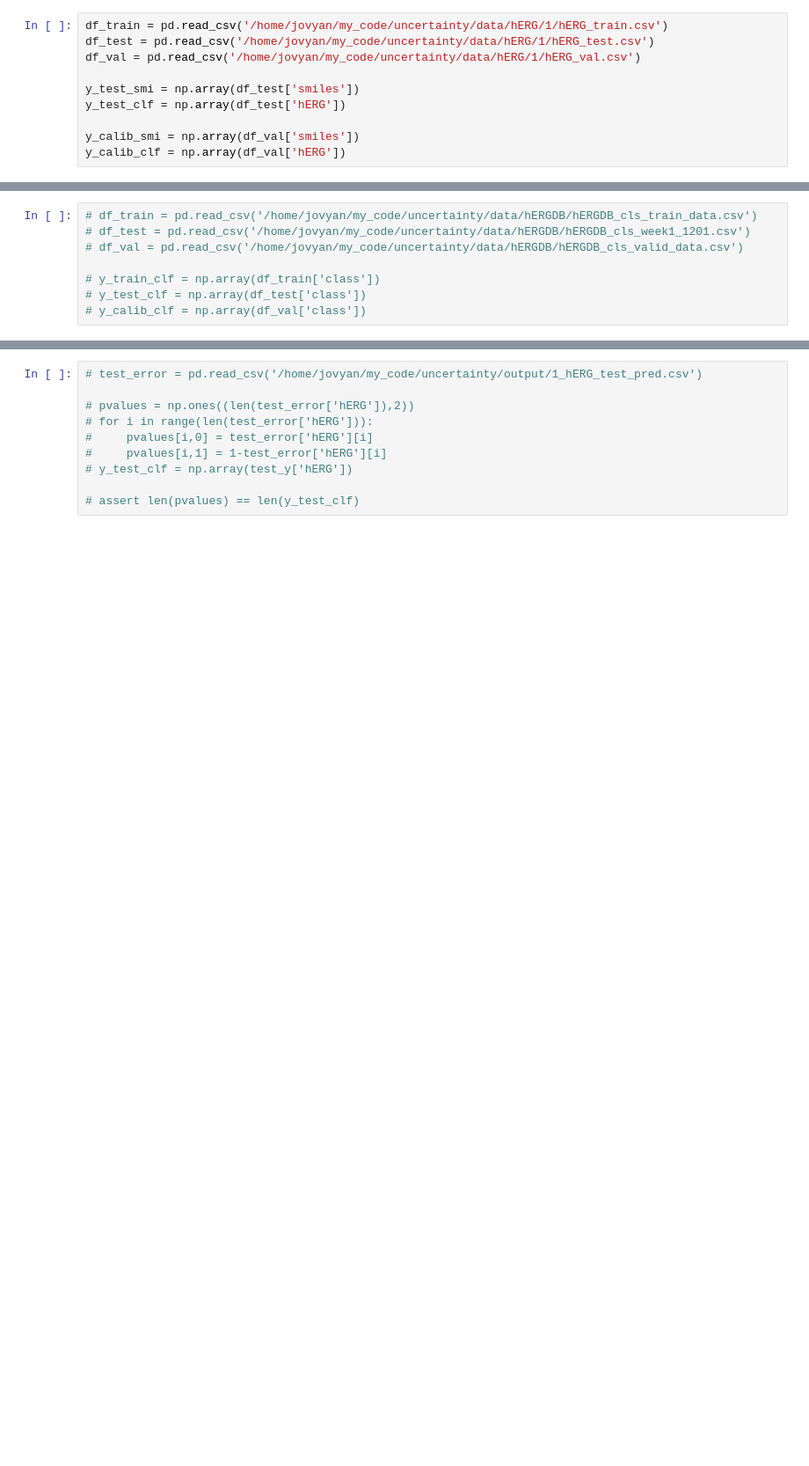
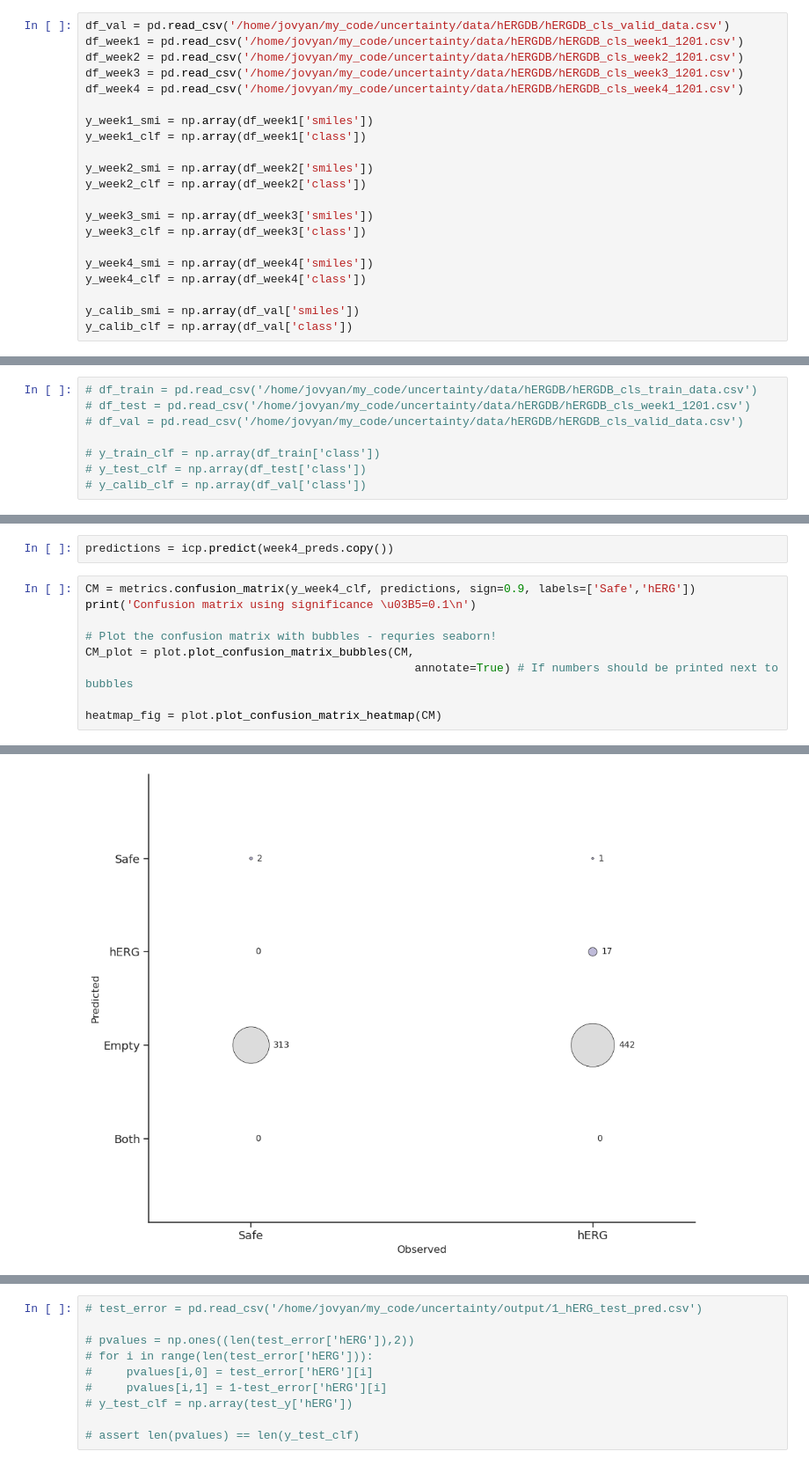
Before and after one commit to Furi5/nonconformist, a Jupyter notebook: Nonconformist_and_conformal-eval.ipynb.ipynb, the cells around one changed output, grey strips where cells are left out. Shown at 88% size. Drawn from its saved outputs; the diff is of its cells as text; blank space fills up the shorter version.

```diff
--- a/Nonconformist_and_conformal-eval.ipynb.ipynb
+++ b/Nonconformist_and_conformal-eval.ipynb.ipynb
@@ -16,15 +16,26 @@ fig_size = (14,7)
 # Set a different style and context
 plot.update_plot_settings(context='talk', font_scale=1.2)
 # %%
-df_train = pd.read_csv('/home/jovyan/my_code/uncertainty/data/hERG/1/hERG_train.csv')
-df_test = pd.read_csv('/home/jovyan/my_code/uncertainty/data/hERG/1/hERG_test.csv')
-df_val = pd.read_csv('/home/jovyan/my_code/uncertainty/data/hERG/1/hERG_val.csv')
+df_val = pd.read_csv('/home/jovyan/my_code/uncertainty/data/hERGDB/hERGDB_cls_valid_data.csv')
+df_week1 = pd.read_csv('/home/jovyan/my_code/uncertainty/data/hERGDB/hERGDB_cls_week1_1201.csv')
+df_week2 = pd.read_csv('/home/jovyan/my_code/uncertainty/data/hERGDB/hERGDB_cls_week2_1201.csv')
+df_week3 = pd.read_csv('/home/jovyan/my_code/uncertainty/data/hERGDB/hERGDB_cls_week3_1201.csv')
+df_week4 = pd.read_csv('/home/jovyan/my_code/uncertainty/data/hERGDB/hERGDB_cls_week4_1201.csv')
 
-y_test_smi = np.array(df_test['smiles'])
-y_test_clf = np.array(df_test['hERG'])
+y_week1_smi = np.array(df_week1['smiles'])
+y_week1_clf = np.array(df_week1['class'])
+
+y_week2_smi = np.array(df_week2['smiles'])
+y_week2_clf = np.array(df_week2['class'])
+
+y_week3_smi = np.array(df_week3['smiles'])
+y_week3_clf = np.array(df_week3['class'])
+
+y_week4_smi = np.array(df_week4['smiles'])
+y_week4_clf = np.array(df_week4['class'])
 
 y_calib_smi = np.array(df_val['smiles'])
-y_calib_clf = np.array(df_val['hERG'])
+y_calib_clf = np.array(df_val['class'])
 # %%
 import chemprop
 
@@ -150,0 +191,12 @@ CP model: acc 0.7692307692307693 auc 0.7687101894500248
+# %%
+predictions = icp.predict(week4_preds.copy())
+# %%
+CM = metrics.confusion_matrix(y_week4_clf, predictions, sign=0.9, labels=['Safe','hERG'])
+print('Confusion matrix using significance \u03B5=0.1\n')
+
+# Plot the confusion matrix with bubbles - requries seaborn!
+CM_plot = plot.plot_confusion_matrix_bubbles(CM,
+                                                annotate=True) # If numbers should be printed next to bubbles
+
+heatmap_fig = plot.plot_confusion_matrix_heatmap(CM)
+# %% [output]
@@ -150,0 +204 @@ CP model: acc 0.7692307692307693 auc 0.7687101894500248
+[figure, added]
```
Also changed, not shown: parts of 24 cells of this notebook, 1 other file.
